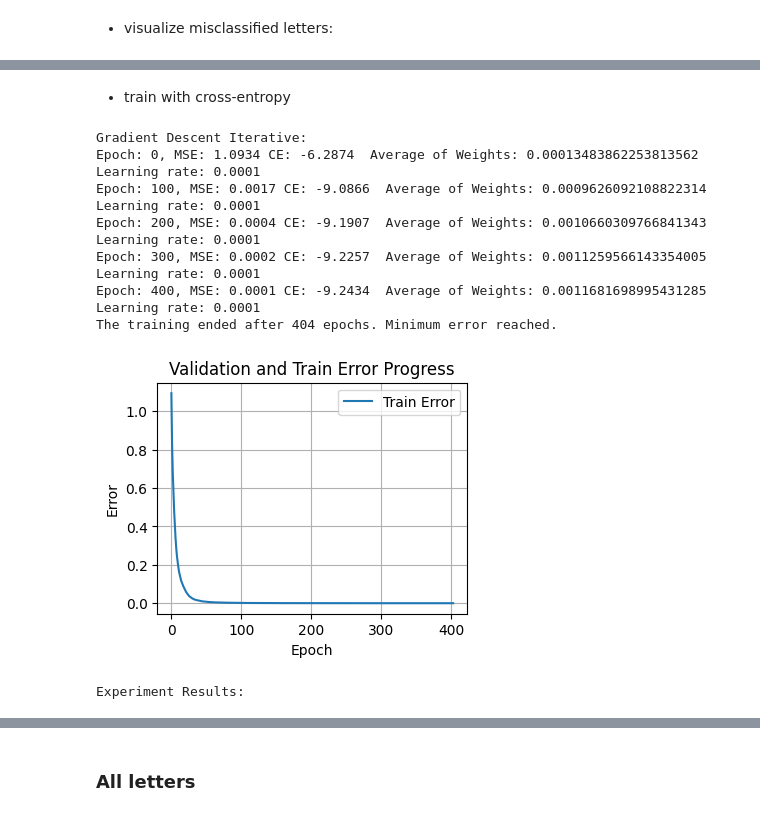
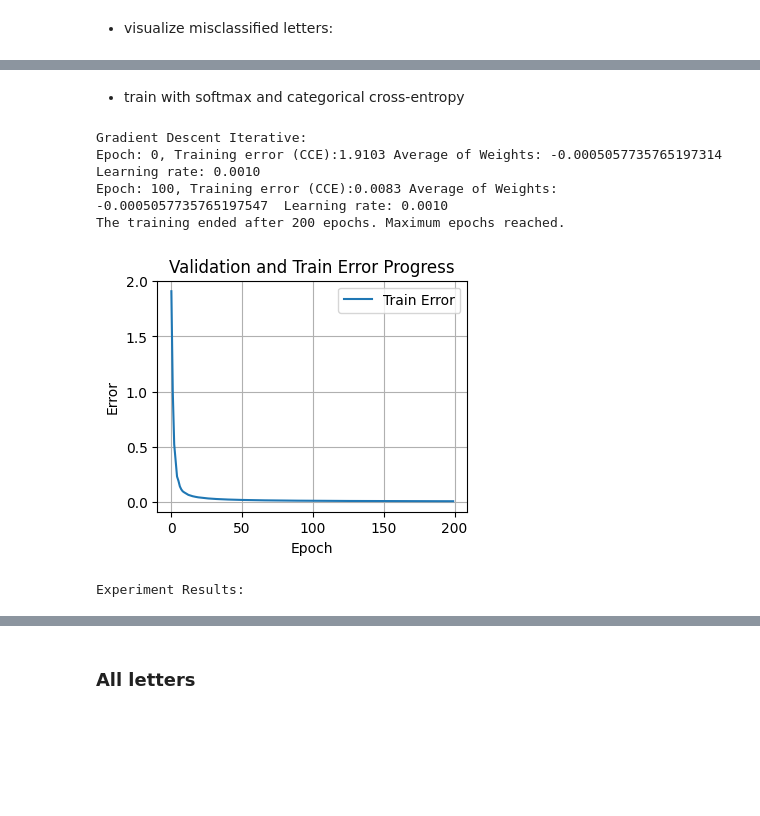
Before and after one commit to reitezuz/18NES1-2026, a Jupyter notebook: week04/perceptron_layer.ipynb, the cells around one changed output, grey strips where cells are left out. Cells and saved outputs as stored; diff of their text form; code cells hidden in the pictures; blank space fills up the shorter version.

```diff
--- a/week04/perceptron_layer.ipynb
+++ b/week04/perceptron_layer.ipynb
@@ -689,7 +690,7 @@ def one_hot_encode(d, num_classes=None):
     if num_classes is None:
         num_classes = np.max(d) # Infer number of classes if not provided
 
-    return np.eye(num_classes)[d-1] * 2 - 1 # Efficient one-hot encoding
+    return np.eye(num_classes)[d-1] # Efficient one-hot encoding
 # %% [markdown]
 # Example 1: Gallblader attack
 - now, we train three tasks at once:
@@ -728,15 +729,16 @@ print(inputs.shape, true_outputs.shape)
 
 # set parameters:
 print_progress = True
-activation = 'tanh'
-learning_rate = 0.1 #  0.5
+activation = 'sigmoid'
+learning_rate = 0.5 #  0.5
 init_method = 'random'
 adaptive_learning_rate = False
 min_error = 0.0001
-epochs = 50
+epochs = 100
 variant = "iterative"
 validation_data = None
 max_validation_steps = None
+error_name = 'BCE'
 
 # run the experiment:
 
@@ -745,9 +747,9 @@ perceptron = PerceptronLayer(inputs.shape[1], true_outputs.shape[1], activation,
 
 
 if variant == 'iterative':
-    [training_errors, validation_errors] = perceptron.gradient_descent_iterative(inputs, true_outputs, learning_rate, epochs, adaptive_learning_rate, min_error, max_validation_steps, validation_data, print_progress)
+    [training_errors, validation_errors] = perceptron.gradient_descent_iterative(inputs, true_outputs, learning_rate, epochs, adaptive_learning_rate, min_error, max_validation_steps, validation_data, print_progress, error_name)
 else:
-    [training_errors, validation_errors] = perceptron.gradient_descent_batch(inputs, true_outputs, learning_rate, epochs, adaptive_learning_rate, min_error, max_validation_steps, validation_data, print_progress)
+    [training_errors, validation_errors] = perceptron.gradient_descent_batch(inputs, true_outputs, learning_rate, epochs, adaptive_learning_rate, min_error, max_validation_steps, validation_data, print_progress, error_name)
 
 
 # Print summary:
@@ -757,6 +759,7 @@ error = perceptron_error(true_outputs, real_outputs)
 print(f"Perceptron error: {error}")
 print(f"MAE error: {MAE_error(true_outputs, real_outputs)}")
 print(f"MSE error: {MSE_error(true_outputs, real_outputs)}")
+print
 plot_error_progress(training_errors, validation_errors)
 
 
@@ -764,8 +767,8 @@ plot_error_progress(training_errors, validation_errors)
 import pandas as pd
 df = pd.DataFrame(columns=['Input', 'Predicted', 'True'])
 for inputs, label in zip(inputs, true_outputs):
-    df.loc[len(df)] = {'Input': inputs, 'Predicted': perceptron.forward(inputs), 'True': label}
-df.round(2)
+    df.loc[len(df)] = {'Input': inputs, 'Predicted': perceptron.forward(inputs).round(2), 'True': label}
+df
 # %% [output]
 (6, 3) (6, 3)
 Gradient Descent Iterative:
@@ -1026,55 +1018,52 @@ Misclassified Letters:
 # %% [markdown]
-- train with cross-entropy
+- train with softmax and categorical cross-entropy
 # %%
 alpha = 0.3      # level of noise in the testing data
 
-np.random.seed(47876)
+#np.random.seed(47876)
 # Preprocess the data:
 [inputs, labels] = load_letter_data()
 
-mask = (labels == 1) | (labels == 2) | (labels == 3) | (labels == 4)| (labels == 5)  # we train just 5  letters
+mask = (labels == 1) | (labels == 2) | (labels == 3) | (labels == 4)| (labels == 5) | (labels == 6) | (labels == 7) | (labels == 8) | (labels == 9)| (labels == 10)
 inputs = inputs[mask]
 labels = labels[mask]
 
 [inputs_noisy, inputs_denoised] = add_noise(inputs, alpha=alpha)
 true_outputs = one_hot_encode(labels)
 training_data = (inputs, true_outputs)
 
 
 testing_data = (inputs_noisy, true_outputs)
 validation_data = None
 testing_data2 = (inputs_denoised, true_outputs)
 data_description = "Letter classification"
 
 # Set Perceptron parameters:
 weights = np.zeros(inputs.shape[1])
 bias = 0
-activation = 'tanh'
+activation = 'softmax'
 init_method = 'random'
-epochs = 5000
-learning_rate = 0.0001
+epochs = 200
+learning_rate = 0.001
 adaptive_learning_rate = False
 min_error = 0.0001
 print_progress = True
 variant ='iterative' # 'batch' # 'batch' 'iterative'
 max_validation_steps = 30
-error_name = 'cross-entropy'
+error_name = 'CCE'
 
 # run the experiment:
 #for learning_rate in [0.0001, 0.001, 0.01, 0.1, 1]:
 
 perceptron = run_example_multiple_times_classification(experiment_results_let, training_data, testing_data, testing_data2, validation_data, activation, epochs, init_method, learning_rate, print_progress, variant, data_description, adaptive_learning_rate, min_error, error_name, max_validation_steps, num_runs=1)
 
 print("\nExperiment Results:")
 experiment_results_let
 # %% [output]
 Gradient Descent Iterative:
-Epoch: 0, MSE: 1.0934 CE: -6.2874  Average of Weights: 0.00013483862253813562  Learning rate: 0.0001
-Epoch: 100, MSE: 0.0017 CE: -9.0866  Average of Weights: 0.0009626092108822314  Learning rate: 0.0001
-Epoch: 200, MSE: 0.0004 CE: -9.1907  Average of Weights: 0.0010660309766841343  Learning rate: 0.0001
-Epoch: 300, MSE: 0.0002 CE: -9.2257  Average of Weights: 0.0011259566143354005  Learning rate: 0.0001
-Epoch: 400, MSE: 0.0001 CE: -9.2434  Average of Weights: 0.0011681698995431285  Learning rate: 0.0001
-The training ended after 404 epochs. Minimum error reached.
+Epoch: 0, Training error (CCE):1.9103 Average of Weights: -0.0005057735765197314  Learning rate: 0.0010
+Epoch: 100, Training error (CCE):0.0083 Average of Weights: -0.0005057735765197547  Learning rate: 0.0010
+The training ended after 200 epochs. Maximum epochs reached.
-[figure, old version]
+[figure, new version]
 Experiment Results:
 |  | Epochs | MSE | Accuracy | Sum Accuracy | Test MSE | Test Accuracy | Test MSE2 | Test Accuracy2 | Time | ... |
```
Also changed, not shown: parts of 22 cells of this notebook.
